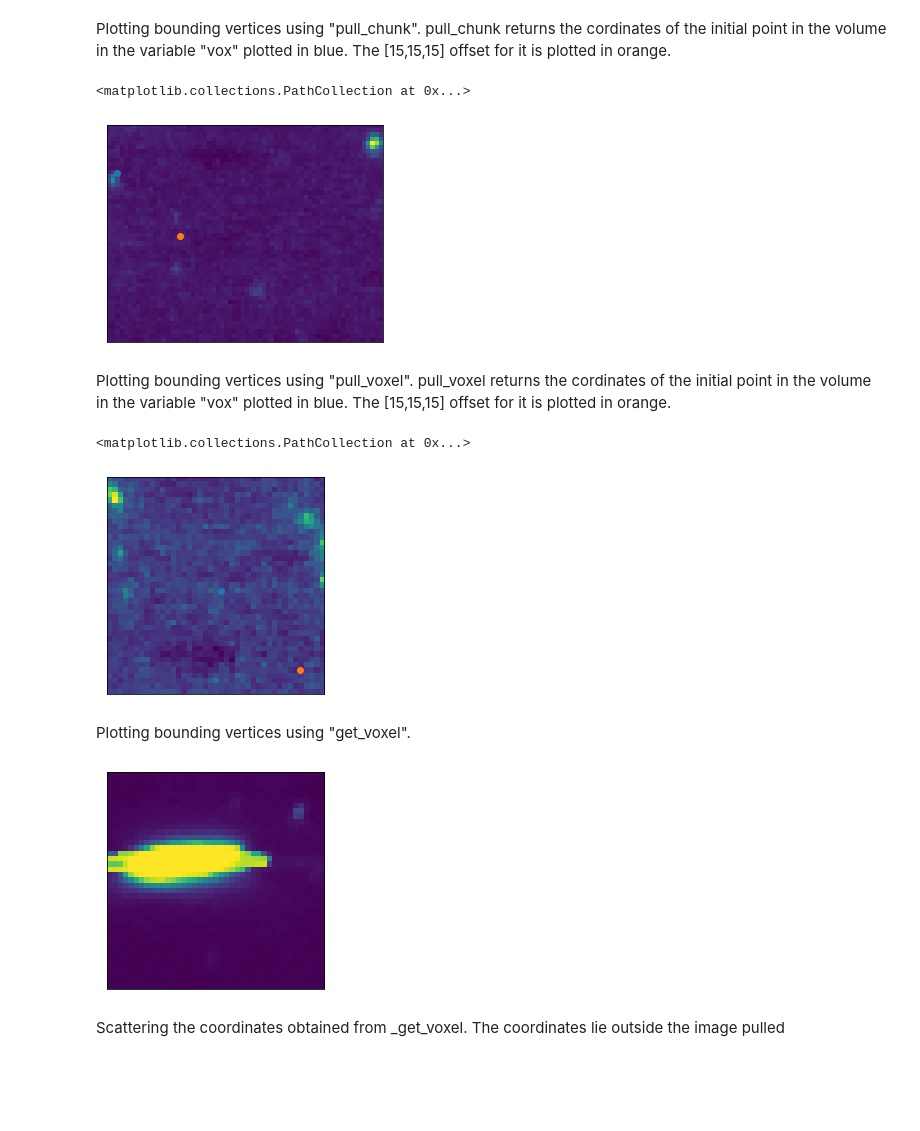
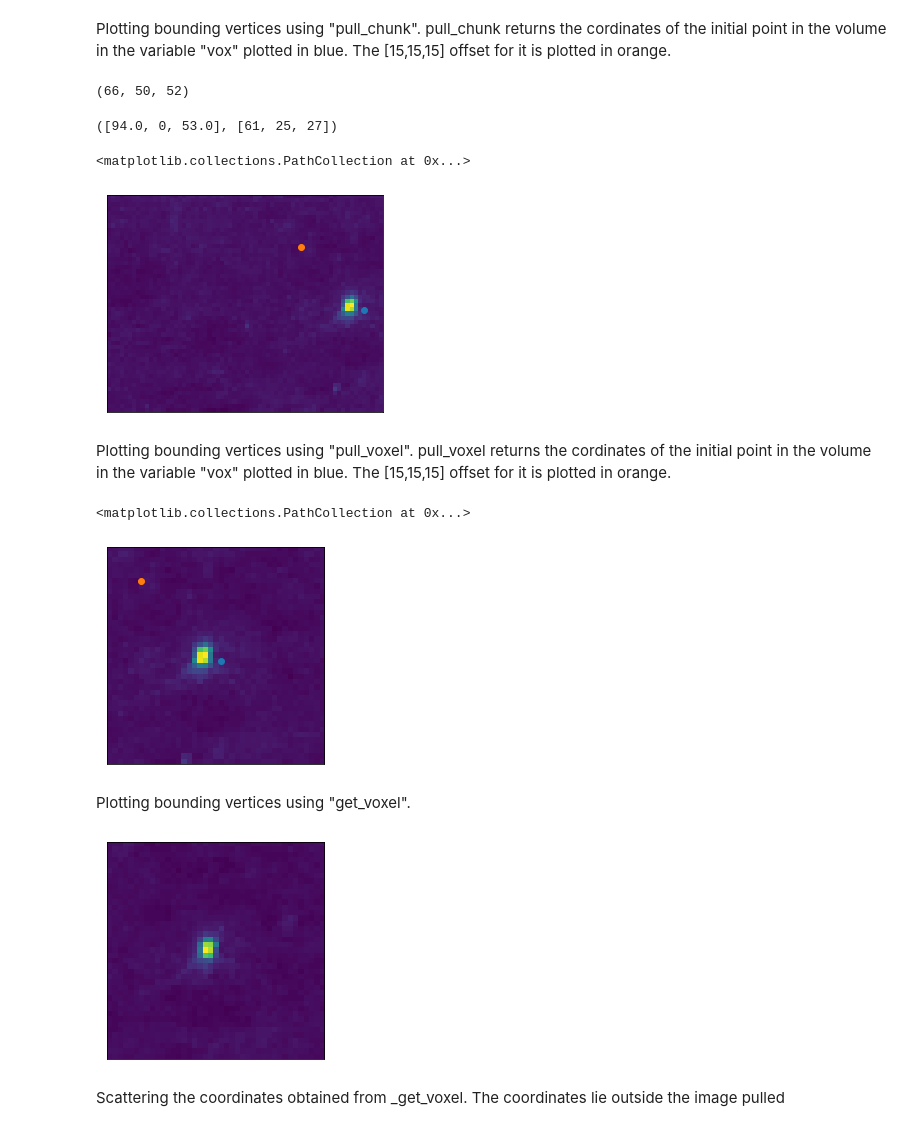
Before and after one commit to NeuroDataDesign/deep-graphs, a Jupyter notebook: Sanika/plotting_single_intensity_points.ipynb, the cells around one changed output. Cells and saved outputs as stored; diff of their text form; code cells hidden in the pictures; blank space fills up the shorter version.

Commit message:
visualization of single data points being selected

```diff
--- a/Sanika/plotting_single_intensity_points.ipynb
+++ b/Sanika/plotting_single_intensity_points.ipynb
@@ -60,37 +41,51 @@ b_off = bounds + [15,15,15]
 b_off = b_off.to_list()
 v1_off = b_off[3:]
 v2_off = b_off[:3]
+# %%
+whole_img.shape
+# %% [output]
+(66, 50, 52)
+# %%
+x_shft = whole_img.shape[0]/2
+z_shft = whole_img.shape[2]/2
+v1_new = [0,0,0]
+v1_new[0] = v1[0] + x_shft
+v1_new[2] = v1[2] + z_shft
+v1_new,v1
+# %% [output]
+([94.0, 0, 53.0], [61, 25, 27])
 # %%
-fig, axis = plot_image_2d(whole_img[:,49,:])
+fig, axis = plot_image_2d(whole_img[:,v1[1],:])
 axis.scatter(v1[0], v1[2])
 axis.scatter(v1_off[0], v1_off[2])
+#axis.scatter(v1_new[0], v1_new[2])
 # %% [output]
 <matplotlib.collections.PathCollection at 0x...>
-[figure, old version]
+[figure, new version]
 # %% [markdown]
 Plotting bounding vertices using "pull_voxel". pull_voxel returns the cordinates of the initial point in the volume in the variable "vox" plotted in blue. The [15,15,15] offset for it is plotted in orange.
 # %%
-seg_id = working_ids[5]
-v_id = 1
+seg_id = working_ids[0]
+v_id = 10
 ngl = NeuroglancerSession(url,mip=1)
-whole_img,b,vox = ngl.pull_voxel(seg_id,4,20,20,20)
+whole_img,b,vox = ngl.pull_voxel(seg_id,v_id,20,20,20)
 bounds = Bbox(vox,vox+np.array([1,1,1]))
 b = bounds.to_list()
 v1 = b[3:]
 v2 = b[:3]
-b_off = bounds + [15,15,15]
+b_off = bounds - [15,15,15]
 b_off = b_off.to_list()
 v1_off = b_off[3:]
 v2_off = b_off[:3]
 # %%
-fig, axis = plot_image_2d(whole_img[:,2,:])
+fig, axis = plot_image_2d(whole_img[:,v1[1],:])
 axis.scatter(v1[0], v1[2])
 #axis.scatter(v2[1], v2[2])
 axis.scatter(v1_off[0], v1_off[2])
 #axis.scatter(v2_off[1], v2_off[2])
 # %% [output]
 <matplotlib.collections.PathCollection at 0x...>
-[figure, old version]
+[figure, new version]
 # %% [markdown]
 Plotting bounding vertices using "get_voxel".
 # %%
@@ -108,9 +103,9 @@ b_off = b_off.to_list()
 v1_off = b_off[3:]
 v2_off = b_off[:3]
 # %%
-fig, axis = plot_image_2d(whole_img[:,40,:])
+fig, axis = plot_image_2d(whole_img[:,vox[1],:])
 # %% [output]
-[figure, old version]
+[figure, new version]
 # %% [markdown]
 Scattering the coordinates obtained from _get_voxel. The coordinates lie outside the image pulled
 # %%
```
Also changed, not shown: parts of 3 cells of this notebook.
